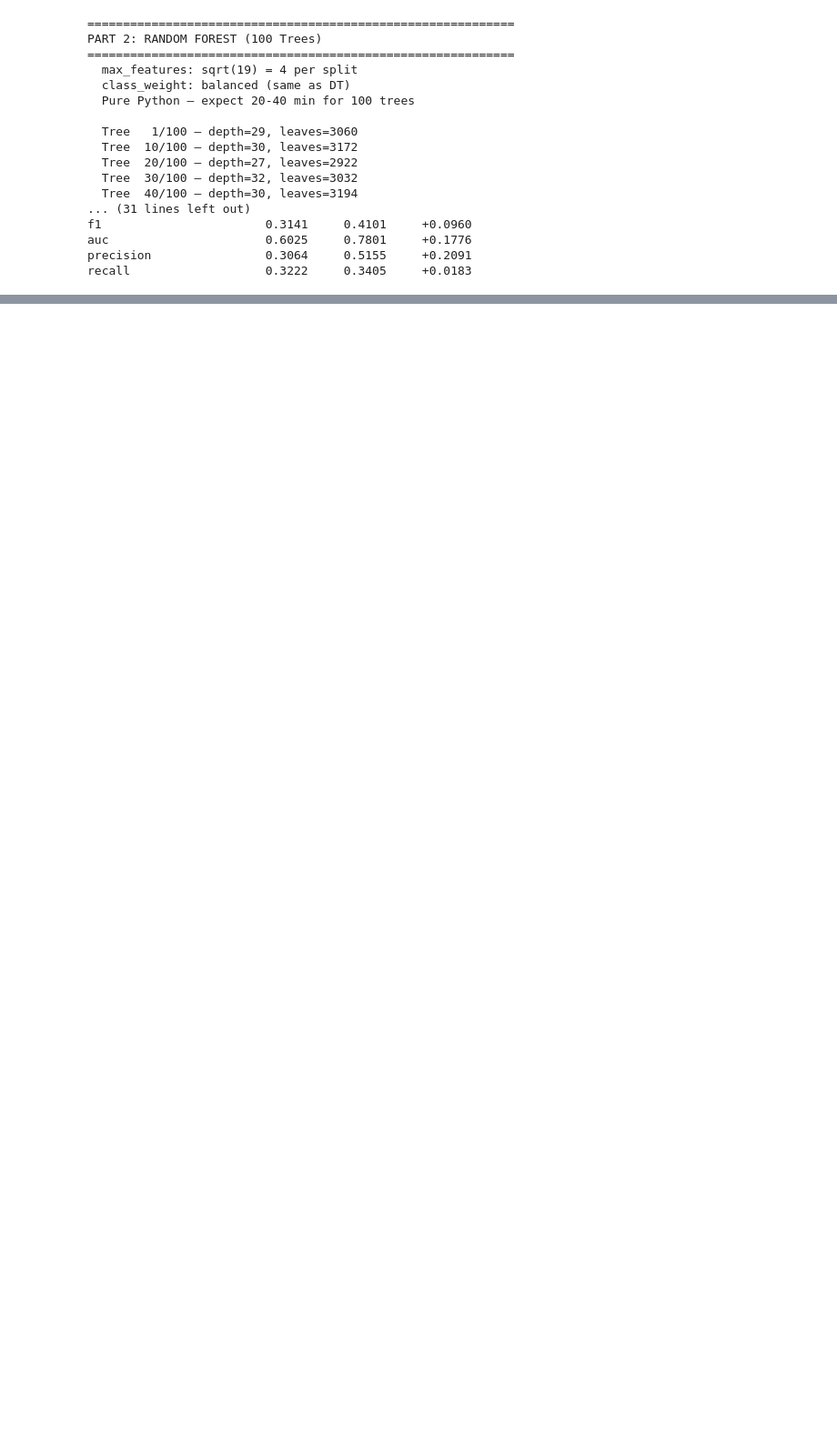
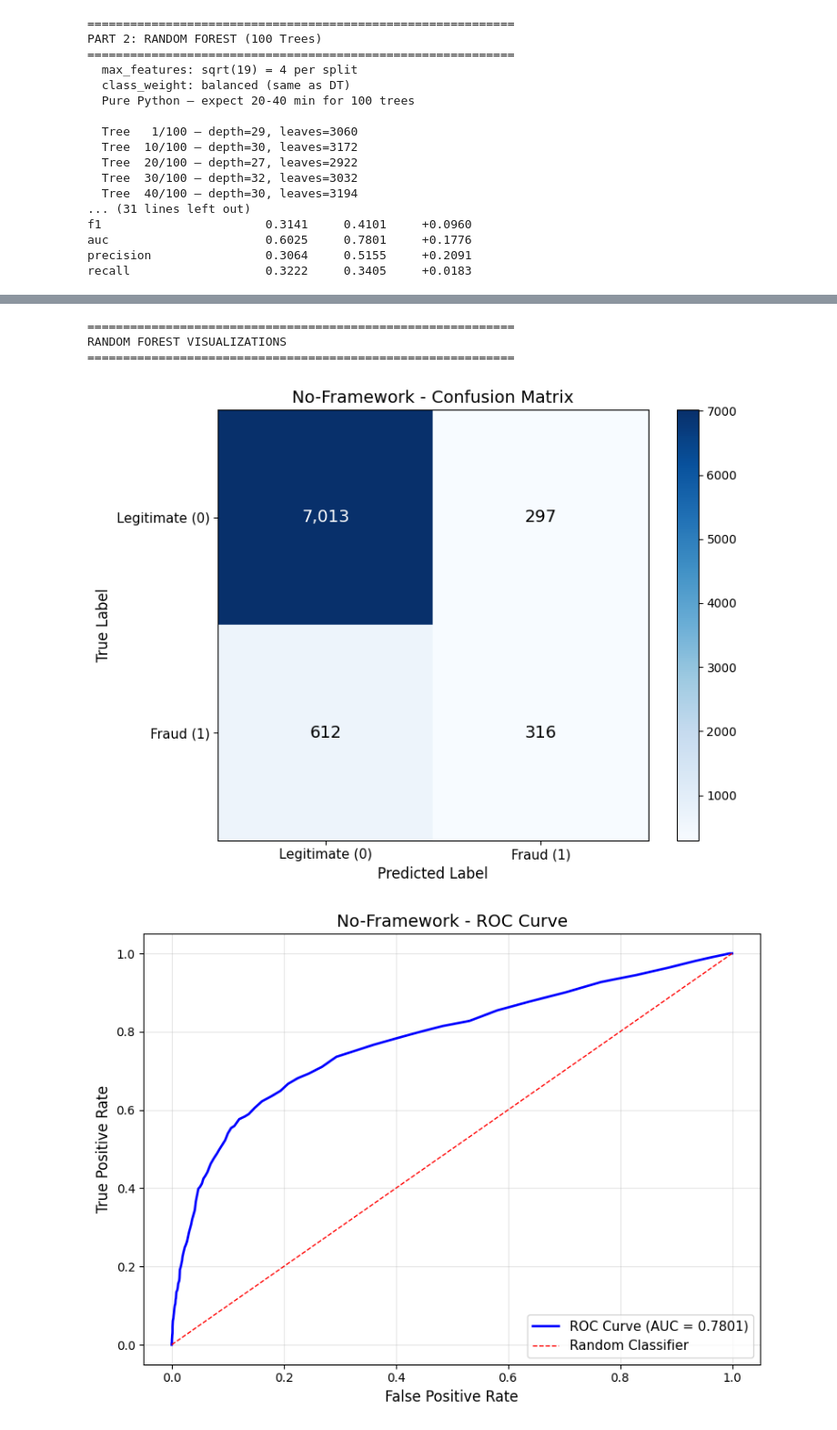
Before and after one commit to GoudyMT/ml-framework-comparison, a Jupyter notebook: No-Framework/06-decision-trees-random-forests/pipeline.ipynb, the cells around one changed output, grey strips where cells are left out. Shown at 91% size. Cells and saved outputs as stored; diff of their text form; code cells hidden in the pictures; blank space fills up the shorter version.

Commit message:
feat: RF - showcase: manual OOB score, RF visuals, results saved + cross-framework comparison

```diff
--- a/No-Framework/06-decision-trees-random-forests/pipeline.ipynb
+++ b/No-Framework/06-decision-trees-random-forests/pipeline.ipynb
@@ -970,0 +1020,54 @@ recall                   0.3222     0.3405     +0.0183
+# %%
+# RF Visualizations
+print(f"\n{'=' * 60}")
+print("RANDOM FOREST VISUALIZATIONS")
+print("=" * 60)
+
+# Confusion matrix
+plot_confusion_matrix(y_test, rf_test_pred, FRAMEWORK,
+                      save_path=f'{RESULTS_DIR}/rf_confusion_matrix.png')
+
+# ROC curve
+plot_roc_curve(y_test, rf_test_proba[:, 1], FRAMEWORK,
+               save_path=f'{RESULTS_DIR}/rf_roc_curve.png')
+
+# Feature importance (averaged across all 100 trees)
+rf_importances = np.zeros(n_features)
+for tree in forest:
+    rf_importances += compute_feature_importance(tree, n_features)
+rf_importances /= len(forest)
+
+plot_feature_importance(rf_importances, feature_names, FRAMEWORK,
+                        save_path=f'{RESULTS_DIR}/rf_feature_importance.png',
+                        mode='importance')
+
+# Calibration curve
+plot_calibration_curve(y_test, rf_test_proba[:, 1], FRAMEWORK,
+                       save_path=f'{RESULTS_DIR}/rf_calibration.png')
+
+# Forest convergence (using subsets of existing forest — no retraining)
+n_est_values = [1, 5, 10, 20, 50, 75, 100]
+conv_train = []
+conv_test = []
+
+for n in n_est_values:
+    sub_pred_train, _ = predict_forest(forest[:n], X_train)
+    sub_pred_test, _ = predict_forest(forest[:n], X_test)
+    conv_train.append(np.mean(sub_pred_train == y_train))
+    conv_test.append(np.mean(sub_pred_test == y_test))
+
+plot_forest_convergence(n_est_values, conv_train, conv_test, FRAMEWORK,
+                        save_path=f'{RESULTS_DIR}/rf_convergence.png')
+
+# Top 5 features
+sorted_idx = np.argsort(rf_importances)[::-1]
+print("\nTop 5 features by RF Gini importance (averaged over 100 trees):")
+for i in range(5):
+    idx = sorted_idx[i]
+    print(f"  {i+1}. {feature_names[idx]:20s}: {rf_importances[idx]:.4f}")
+# %% [output]
+============================================================
+RANDOM FOREST VISUALIZATIONS
+============================================================
+[figure, added]
+[figure, added]
```
Also changed, not shown: parts of 3 cells of this notebook, 6 other files.
